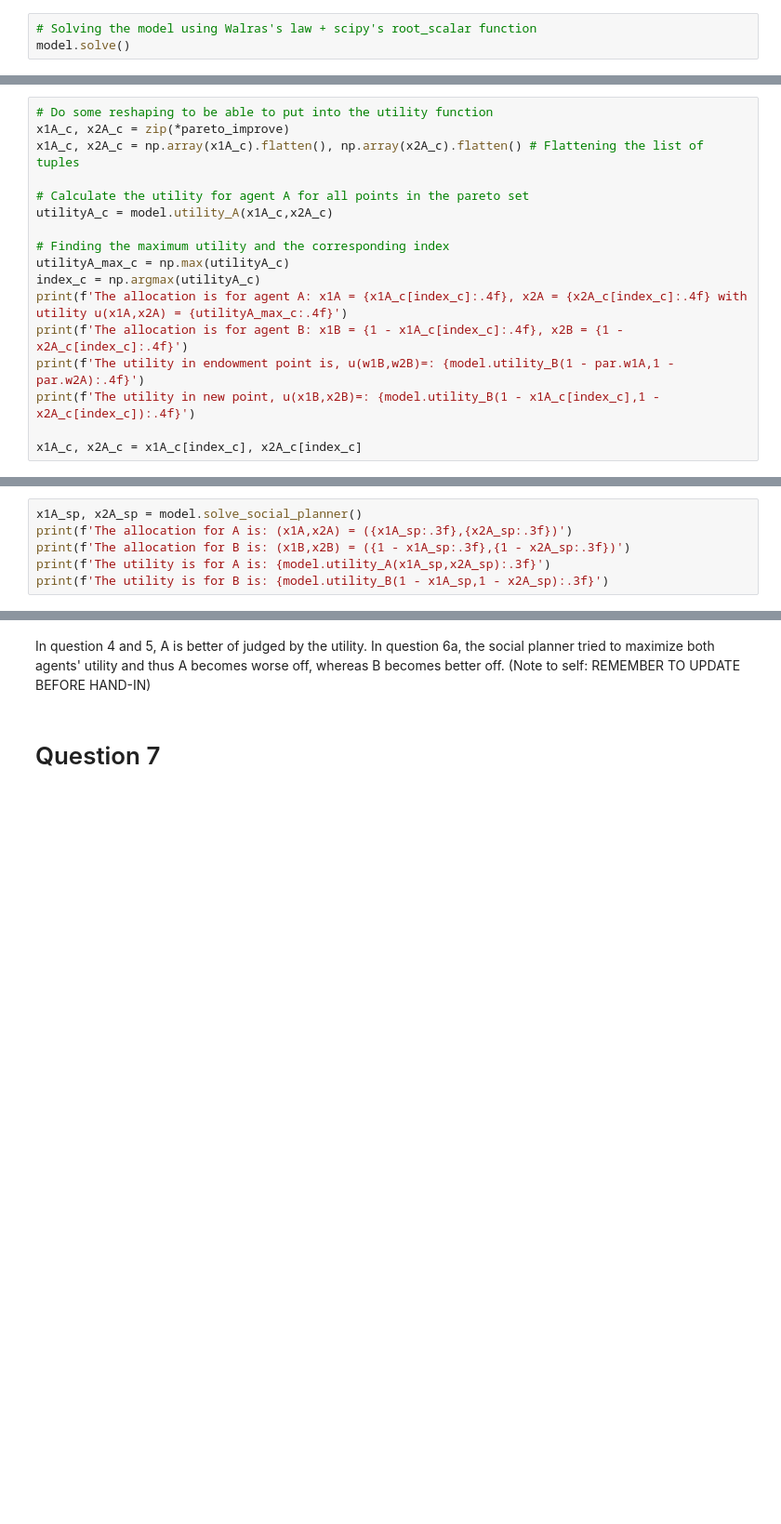
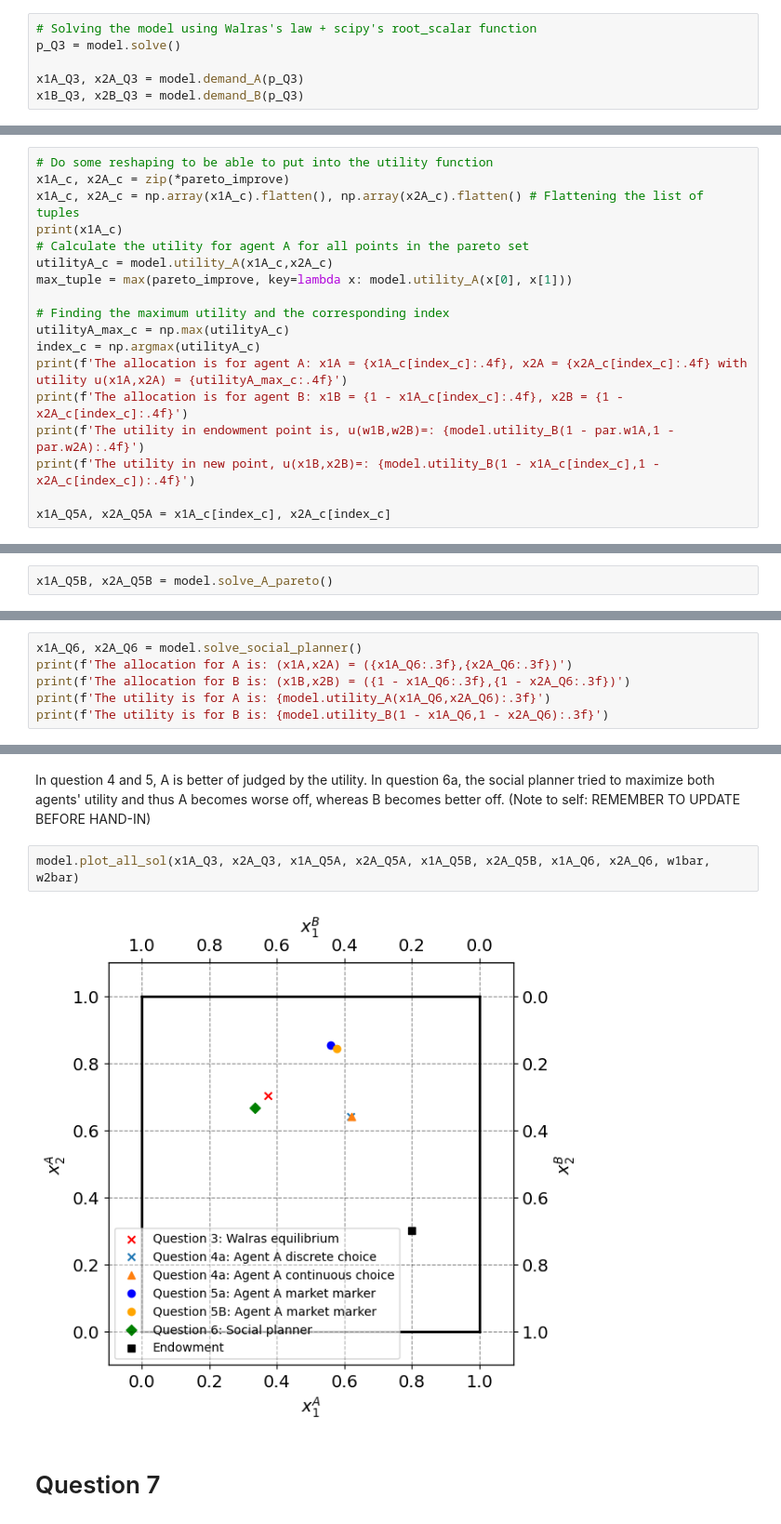
Before and after one commit to NumEconCopenhagen/projects-2024-mikkel-thomas, a Jupyter notebook: inauguralproject/inauguralproject.ipynb, the cells around one changed output, grey strips where cells are left out. Shown at 93% size. Drawn from its saved outputs; the diff is of its cells as text; blank space fills up the shorter version.

```diff
--- a/inauguralproject/inauguralproject.ipynb
+++ b/inauguralproject/inauguralproject.ipynb
@@ -113,7 +110,10 @@ The the above, it is seen that the equilibrium price is around 0.9 given this is
 Using Walras' law, we know that if one market clears, the other market will also clear. This implies that we can solve the root-finding problem $\epsilon_1(\boldsymbol{p}, \boldsymbol{\omega})=0$ i.e. market 1 will clear. Then we know, that market 2 will also be clearing. To implement in Python, we use SciPy with `optimize.root_scalar`.
 # %%
 # Solving the model using Walras's law + scipy's root_scalar function
-model.solve()
+p_Q3 = model.solve()
+
+x1A_Q3, x2A_Q3 = model.demand_A(p_Q3)
+x1B_Q3, x2B_Q3 = model.demand_B(p_Q3)
 # %% [output]
 Error in equilibrium (-1.8934853684982045e-13, 1.7896795156957523e-13) with equilbrium price p_1 = 0.944444
 # %% [markdown]
@@ -146,9 +149,10 @@ Now, we look at what happens, when A chooses B's consumption such that B is no w
 # Do some reshaping to be able to put into the utility function
 x1A_c, x2A_c = zip(*pareto_improve)
 x1A_c, x2A_c = np.array(x1A_c).flatten(), np.array(x2A_c).flatten() # Flattening the list of tuples
-
+print(x1A_c)
 # Calculate the utility for agent A for all points in the pareto set
 utilityA_c = model.utility_A(x1A_c,x2A_c)
+max_tuple = max(pareto_improve, key=lambda x: model.utility_A(x[0], x[1]))
 
 # Finding the maximum utility and the corresponding index
 utilityA_max_c = np.max(utilityA_c)
@@ -158,5 +162,5 @@ print(f'The allocation is for agent B: x1B = {1 - x1A_c[index_c]:.4f}, x2B = {1
 print(f'The utility in endowment point is, u(w1B,w2B)=: {model.utility_B(1 - par.w1A,1 - par.w2A):.4f}')
 print(f'The utility in new point, u(x1B,x2B)=: {model.utility_B(1 - x1A_c[index_c],1 - x2A_c[index_c]):.4f}')
 
-x1A_c, x2A_c = x1A_c[index_c], x2A_c[index_c]
+x1A_Q5A, x2A_Q5A = x1A_c[index_c], x2A_c[index_c]
 # %% [output]
@@ -174,0 +174,2 @@ The consumption for B is: x1B  = 0.4243, x2B = 0.1556
+# %%
+x1A_Q5B, x2A_Q5B = model.solve_A_pareto()
@@ -177,9 +181,9 @@ The consumption for B is: x1B  = 0.4243, x2B = 0.1556
 # %% [markdown]
 ## Question 6a
 # %%
-x1A_sp, x2A_sp = model.solve_social_planner()
-print(f'The allocation for A is: (x1A,x2A) = ({x1A_sp:.3f},{x2A_sp:.3f})')
-print(f'The allocation for B is: (x1B,x2B) = ({1 - x1A_sp:.3f},{1 - x2A_sp:.3f})')
-print(f'The utility is for A is: {model.utility_A(x1A_sp,x2A_sp):.3f}')
-print(f'The utility is for B is: {model.utility_B(1 - x1A_sp,1 - x2A_sp):.3f}')
+x1A_Q6, x2A_Q6 = model.solve_social_planner()
+print(f'The allocation for A is: (x1A,x2A) = ({x1A_Q6:.3f},{x2A_Q6:.3f})')
+print(f'The allocation for B is: (x1B,x2B) = ({1 - x1A_Q6:.3f},{1 - x2A_Q6:.3f})')
+print(f'The utility is for A is: {model.utility_A(x1A_Q6,x2A_Q6):.3f}')
+print(f'The utility is for B is: {model.utility_B(1 - x1A_Q6,1 - x2A_Q6):.3f}')
 # %% [output]
@@ -194,6 +197,10 @@ From the results, we see that the social planner would make give each agent in p
 ## Question 6b
 # %% [markdown]
 In question 4 and 5, A is better of judged by the utility. In question 6a, the social planner tried to maximize both agents' utility and thus A becomes worse off, whereas B becomes better off. (Note to self: REMEMBER TO UPDATE BEFORE HAND-IN)
+# %%
+model.plot_all_sol(x1A_Q3, x2A_Q3, x1A_Q5A, x2A_Q5A, x1A_Q5B, x2A_Q5B, x1A_Q6, x2A_Q6, w1bar, w2bar)
+# %% [output]
+[figure, added]
 # %% [markdown]
 # Question 7
 # %%
```
Also changed, not shown: parts of 12 cells of this notebook, 1 other file.
